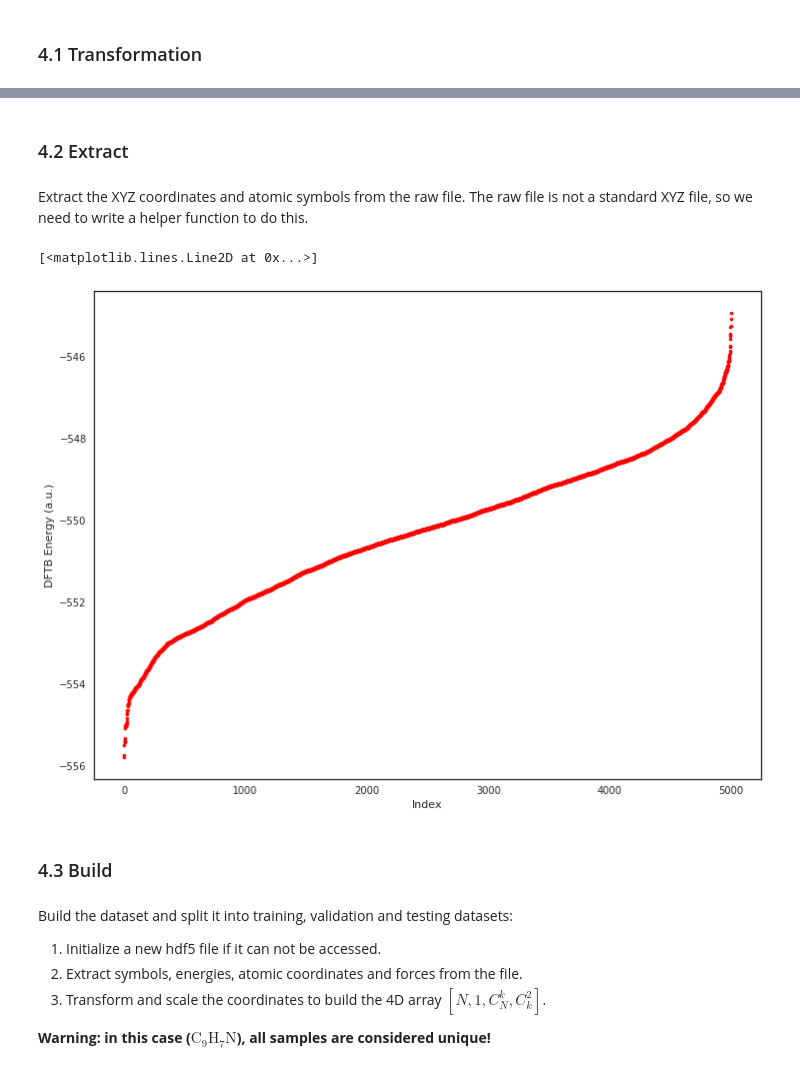
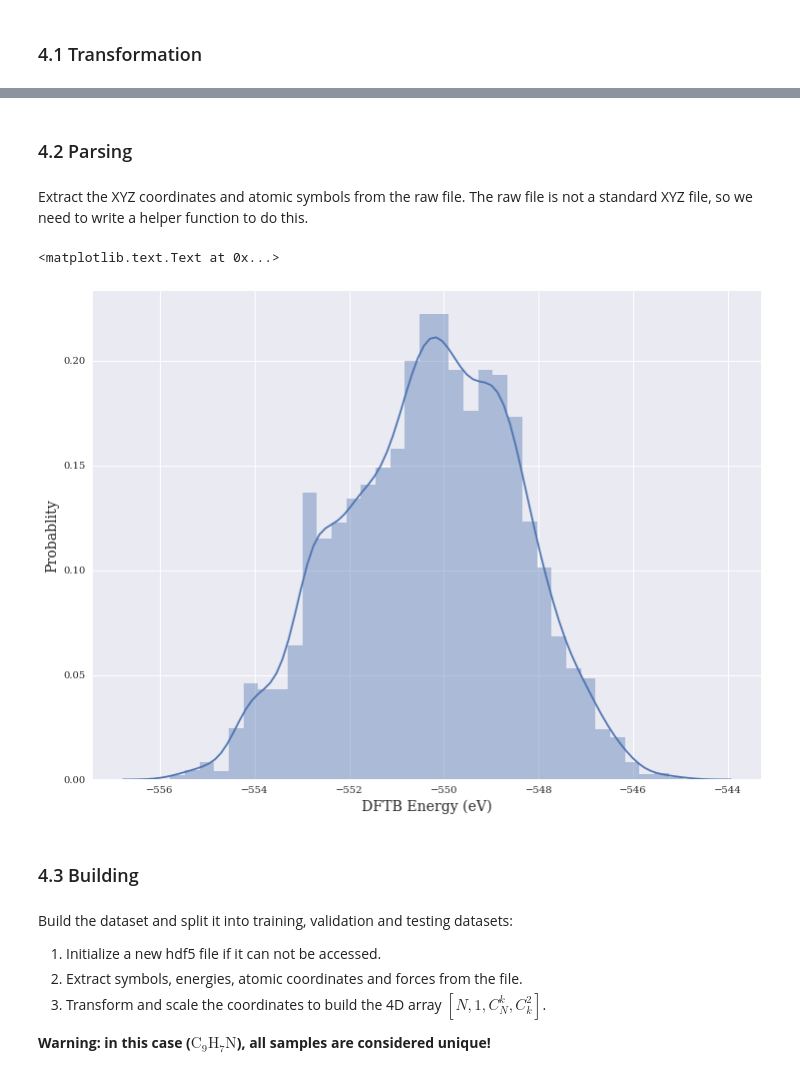
Before and after one commit to Bismarrck/kcon, a Jupyter notebook: mbenn/zhai_mbenn.ipynb, the cells around one changed output, grey strips where cells are left out. Drawn from its saved outputs; the diff is of its cells as text; code cells hidden in the pictures.

```diff
--- a/mbenn/zhai_mbenn.ipynb
+++ b/mbenn/zhai_mbenn.ipynb
@@ -357,7 +363,7 @@ def transform_coords(coords, chunksize, mapping, l=4.0, verbose=True):
     print("")
     print("Total time: %.3f s\n" % (time.time() - tic))
 # %% [markdown]
-### 4.2 Extract
+### 4.2 Parsing
 # %% [markdown]
 Extract the XYZ coordinates and atomic symbols from the raw file. The raw file is not a standard XYZ file, so we need to write a helper function to do this.
 # %%
@@ -439,18 +445,16 @@ def extract_xyz(filename, verbose=True):
     hdb.close()
 
   return energies, coordinates, forces
-# %%
-plt.rcParams["figure.figsize"] = [12, 9]
-energies, coordinates, _ = extract_xyz(XYZ_FILE)
-sns.set_style("white")
-plt.xlabel("Index")
-plt.ylabel("DFTB Energy (a.u.)")
-plt.plot(energies, 'r.')
-# %% [output]
-[<matplotlib.lines.Line2D at 0x...>]
-[figure, removed]
+# %%
+energies, coordinates, _ = extract_xyz(XYZ_FILE)
+ax = sns.distplot(energies)
+ax.set_xlabel("DFTB Energy (eV)", fontsize=14)
+ax.set_ylabel("Probablity", fontsize=14)
+# %% [output]
+<matplotlib.text.Text at 0x...>
+[figure, added]
 # %% [markdown]
-### 4.3 Build
+### 4.3 Building
 # %% [markdown]
 Build the dataset and split it into training, validation and testing datasets:
 
```
Also changed, not shown: parts of 14 cells of this notebook.
